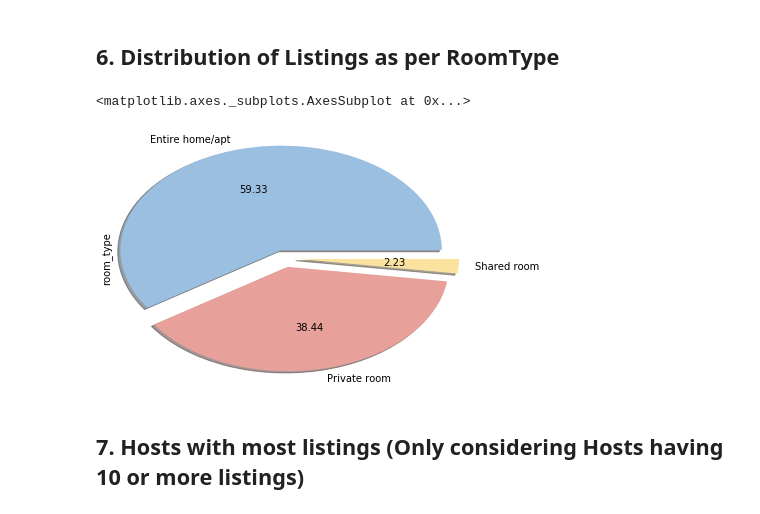
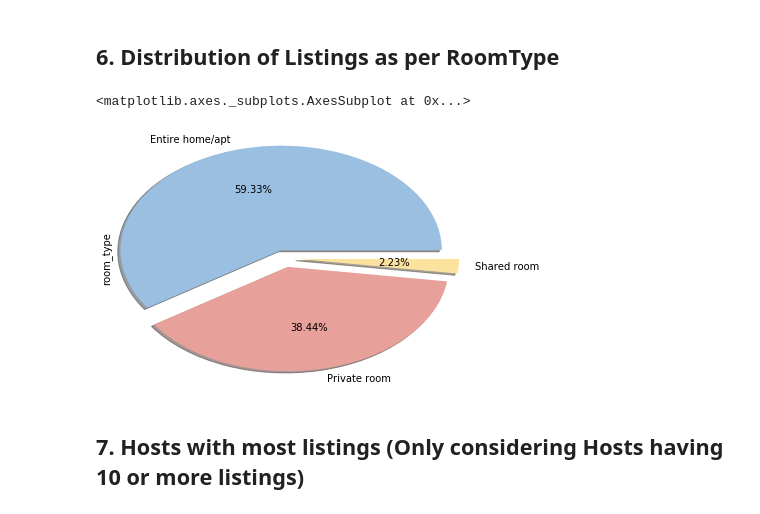
Before and after one commit to hthakkar1/Project-1-Boston-Airbnb-Analysis, a Jupyter notebook: BostonAirbnb.ipynb, the cells around one changed output. Cells and saved outputs as stored; diff of their text form; code cells hidden in the pictures.

Commit message:
% symbol on pie chart

```diff
--- a/BostonAirbnb.ipynb
+++ b/BostonAirbnb.ipynb
@@ -291,16 +291,16 @@ plt.show()
 # %%
 df_roomTypeAndCount = df.groupby(['room_type'])['room_type'].count().reset_index(name='Count').sort_values(by=['Count'], ascending=False)
 # print(roomTypeAndPrice)
 colors = ['#9BBFE0', '#E8A09A', '#FBE29F']
 myExplode = [0.1, 0.1, 0.1]
 
 #Display Pie Chart
 plt.axis("auto")
-df.groupby(['room_type'])['room_type'].count().plot(kind = 'pie', explode = myExplode, autopct= '%.2f',
+df.groupby(['room_type'])['room_type'].count().plot(kind = 'pie', explode = myExplode, autopct= '%0.2f%%',
                     colors = colors, shadow=True, radius = 1.2)
 # %% [output]
 <matplotlib.axes._subplots.AxesSubplot at 0x...>
-[figure, old version]
+[figure, new version]
 # %% [markdown]
 ## 7. Hosts with most listings (Only considering Hosts having 10 or more listings)
 # %%
```
Also changed, not shown: parts of 1 cell of this notebook.
